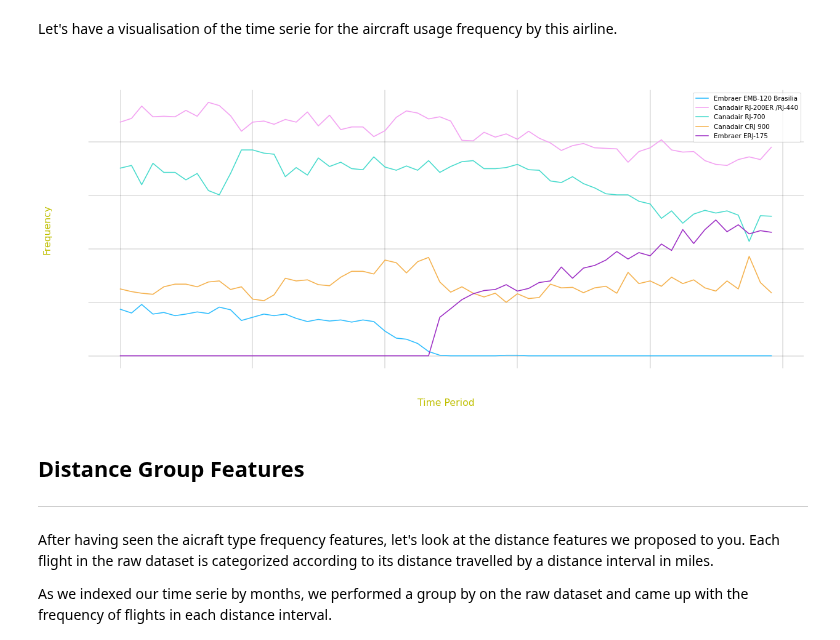
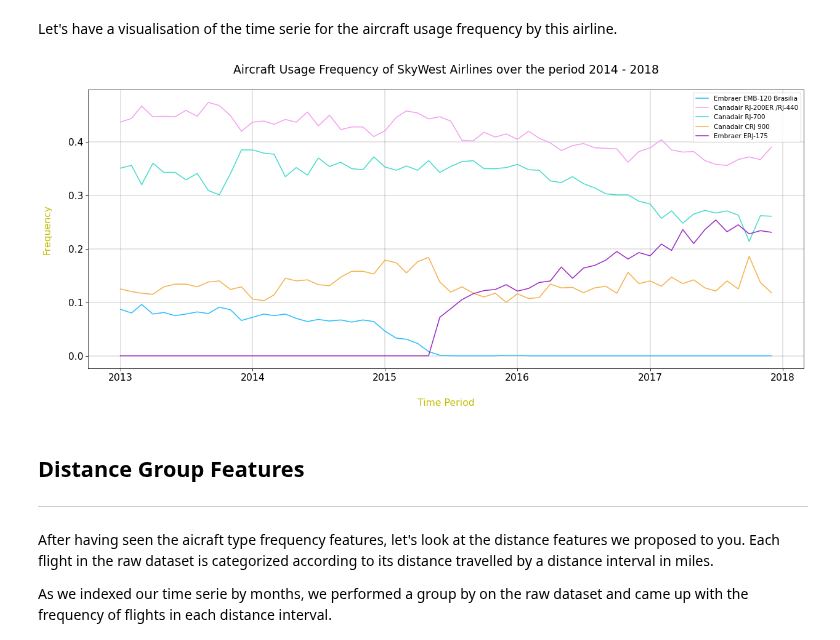
Before and after one commit to alexZajac/airlines_performance, a Jupyter notebook: airlines_performance.ipynb, the cells around one changed output. Drawn from its saved outputs; the diff is of its cells as text; code cells hidden in the pictures.

```diff
--- a/airlines_performance.ipynb
+++ b/airlines_performance.ipynb
@@ -274,12 +275,12 @@ CB91_Violet = '#661D98'
 CB91_Amber = '#F5B14C'
 color_list = [CB91_Blue, CB91_Pink, CB91_Green, CB91_Amber,
               CB91_Purple, CB91_Violet]
-params = {"ytick.color" : "w",
-          "xtick.color" : "w",
+params = {"ytick.color" : "black",
+          "xtick.color" : "black",
           'axes.labelsize' : 15,
-          "axes.labelcolor" : "w",
-          "axes.edgecolor" : "w",
-          "axes.titlecolor": "w",
+          "axes.labelcolor" : "black",
+          "axes.edgecolor" : "black",
+          "axes.titlecolor": "black",
           'figure.figsize': [20, 8],
           'axes.prop_cycle': plt.cycler(color=color_list),
           'figure.dpi' : 75,
@@ -475,16 +479,17 @@ visualisation_df.head()
 # %% [markdown]
 Let's have a visualisation of the time serie for the aircraft usage frequency by this airline.
 # %%
-plt.figure()
-plt.grid(True, linewidth=0.2, color='black', linestyle='-')
-plt.plot(visualisation_df['DATE'], visualisation_df.iloc[:, 2:])
-plt.legend(visualisation_df.iloc[:, 2:].columns)
-plt.xlabel("Time Period", color = 'y', labelpad = 25)
-plt.ylabel("Frequency", color = 'y', labelpad = 25)
-plt.title("Aircraft Usage Frequency of SkyWest Airlines over the period 2014 - 2018", pad = 25)
-plt.show()
+fig, ax = plt.subplots()
+ax.grid(True, linewidth=0.2, color='black', linestyle='-')
+ax.plot(visualisation_df['DATE'], visualisation_df.iloc[:, 2:])
+ax.legend(visualisation_df.iloc[:, 2:].columns)
+ax.set_xlabel("Time Period", color = 'y', labelpad = 25)
+ax.set_ylabel("Frequency", color = 'y', labelpad = 25)
+ax.set_title("Aircraft Usage Frequency of SkyWest Airlines over the period 2014 - 2018", pad = 25)
+ax.patch.set_alpha(0)
+fig.show()
 # %% [output]
-[figure, old version]
+[figure, new version]
 # %% [markdown]
 ## Distance Group Features <a name= 'distance'></a>
 ---
```
Also changed, not shown: parts of 19 cells of this notebook.
